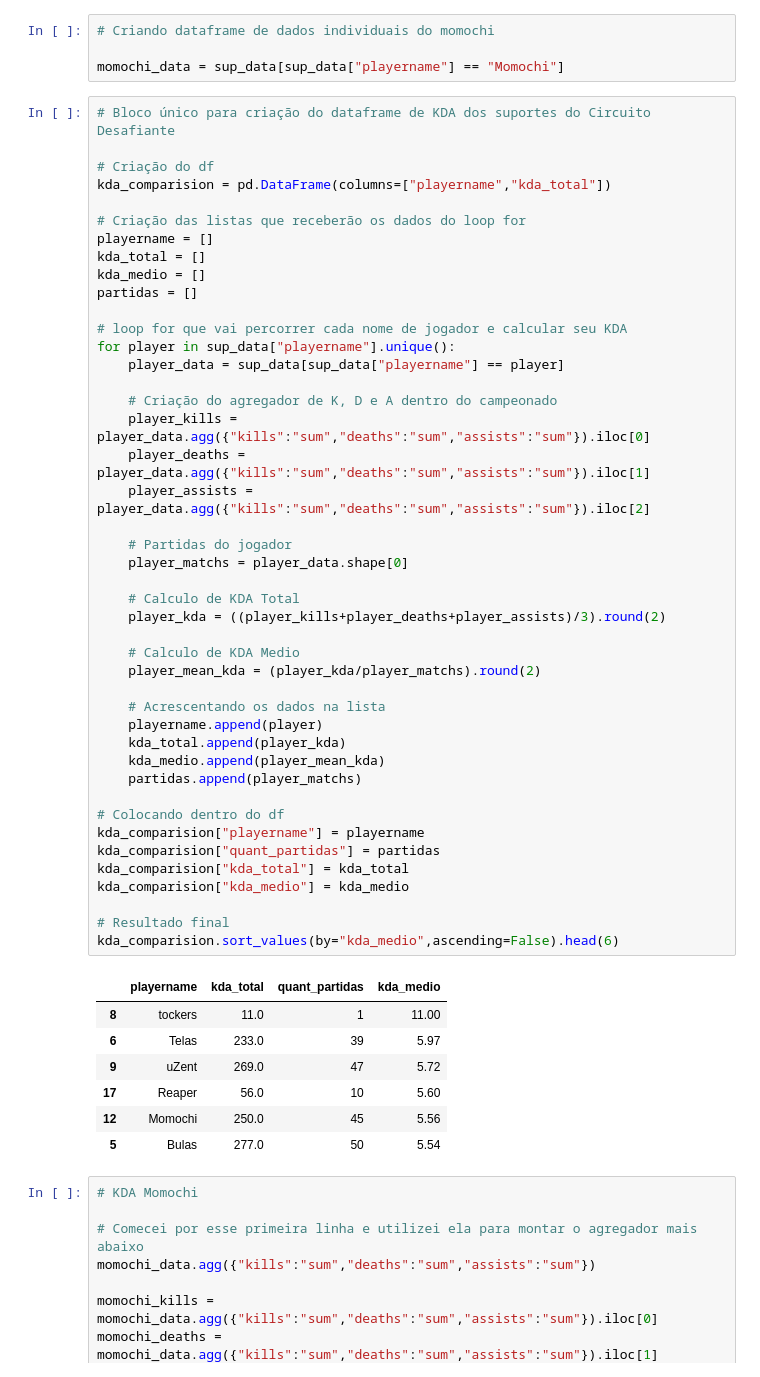
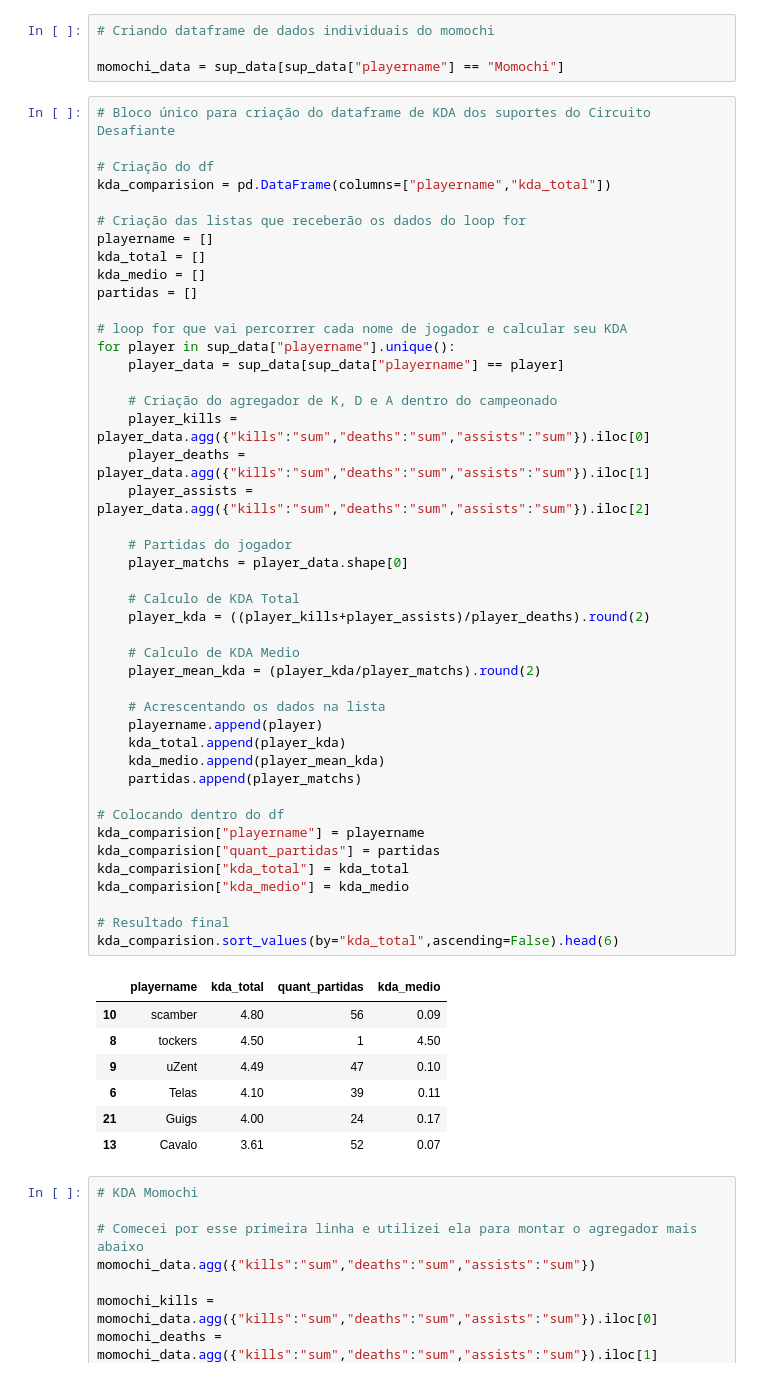
Before and after one commit to yagoandradelima/data-analysis-python, a Jupyter notebook: lol/codes/momochi.ipynb, the cells around one changed output. Saved outputs shown, nothing was run; the diff lists cells and outputs as text.

Commit message:
Update momochi.ipynb
correção da fórmula de KDA e começo da lógica da função

```diff
--- a/lol/codes/momochi.ipynb
+++ b/lol/codes/momochi.ipynb
@@ -75,41 +75,41 @@ for player in sup_data["playername"].unique():
     player_data = sup_data[sup_data["playername"] == player]
 
     # Criação do agregador de K, D e A dentro do campeonado
     player_kills = player_data.agg({"kills":"sum","deaths":"sum","assists":"sum"}).iloc[0]
     player_deaths = player_data.agg({"kills":"sum","deaths":"sum","assists":"sum"}).iloc[1]
     player_assists = player_data.agg({"kills":"sum","deaths":"sum","assists":"sum"}).iloc[2]
 
     # Partidas do jogador
     player_matchs = player_data.shape[0]
 
     # Calculo de KDA Total
-    player_kda = ((player_kills+player_deaths+player_assists)/3).round(2)
+    player_kda = ((player_kills+player_assists)/player_deaths).round(2)
 
     # Calculo de KDA Medio
     player_mean_kda = (player_kda/player_matchs).round(2)
 
     # Acrescentando os dados na lista
     playername.append(player)
     kda_total.append(player_kda)
     kda_medio.append(player_mean_kda)
     partidas.append(player_matchs)
 
 # Colocando dentro do df
 kda_comparision["playername"] = playername
 kda_comparision["quant_partidas"] = partidas
 kda_comparision["kda_total"] = kda_total
 kda_comparision["kda_medio"] = kda_medio
 
 # Resultado final
-kda_comparision.sort_values(by="kda_medio",ascending=False).head(6)
+kda_comparision.sort_values(by="kda_total",ascending=False).head(6)
 # %% [output]
 |  | playername | kda_total | quant_partidas | kda_medio |
-| 8 | tockers | 11.0 | 1 | 11.00 |
-| 6 | Telas | 233.0 | 39 | 5.97 |
-| 9 | uZent | 269.0 | 47 | 5.72 |
-| 17 | Reaper | 56.0 | 10 | 5.60 |
-| 12 | Momochi | 250.0 | 45 | 5.56 |
-| 5 | Bulas | 277.0 | 50 | 5.54 |
+| 10 | scamber | 4.80 | 56 | 0.09 |
+| 8 | tockers | 4.50 | 1 | 4.50 |
+| 9 | uZent | 4.49 | 47 | 0.10 |
+| 6 | Telas | 4.10 | 39 | 0.11 |
+| 21 | Guigs | 4.00 | 24 | 0.17 |
+| 13 | Cavalo | 3.61 | 52 | 0.07 |
 # %%
 # KDA Momochi
 
```
Also changed, not shown: parts of 5 cells of this notebook.
